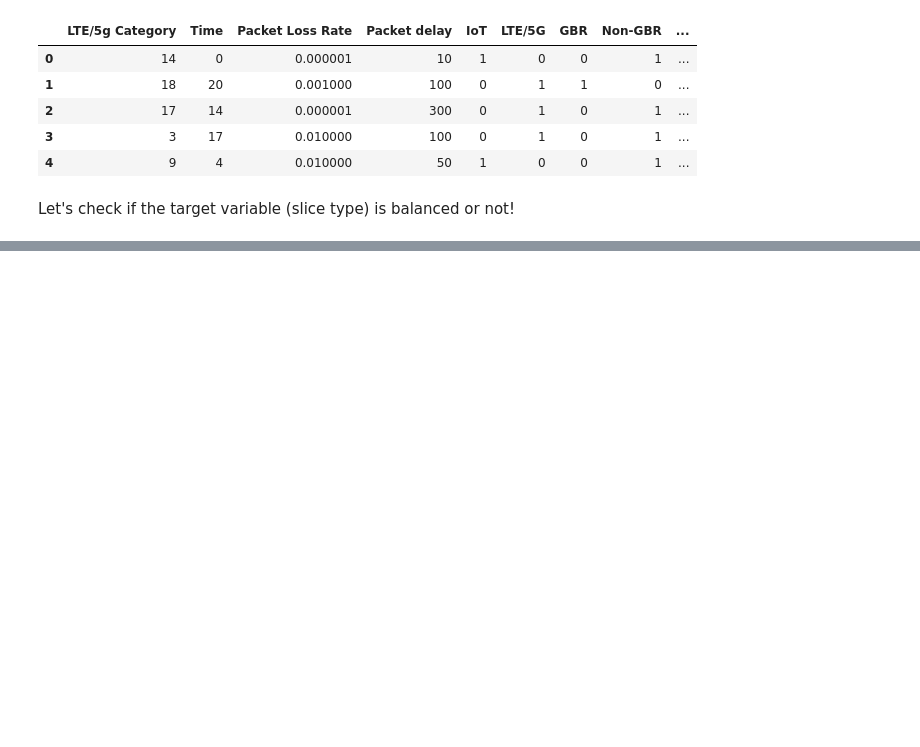
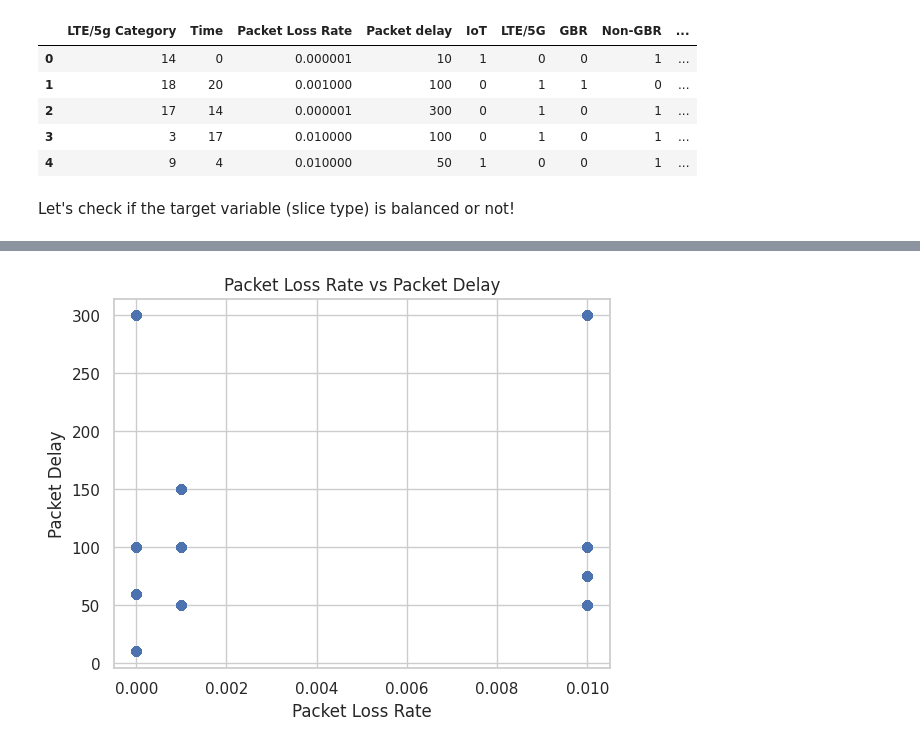
Before and after one commit to sinaebrahimi/ml-7072cem, a Jupyter notebook: Classifying Network Slices Based on User Requirements/Dataset-analysis-EDA.ipynb, the cells around one changed output, grey strips where cells are left out. Drawn from its saved outputs; the diff is of its cells as text; code cells hidden in the pictures; blank space fills up the shorter version.

```diff
--- a/Classifying Network Slices Based on User Requirements/Dataset-analysis-EDA.ipynb
+++ b/Classifying Network Slices Based on User Requirements/Dataset-analysis-EDA.ipynb
@@ -82,0 +105,9 @@ memory usage: 4.1 MB
+# %%
+# Create a scatterplot of 'Packet Loss Rate' vs 'Packet Delay'
+plt.scatter(df['Packet Loss Rate'], df['Packet delay'])
+plt.title('Packet Loss Rate vs Packet Delay')
+plt.xlabel('Packet Loss Rate')
+plt.ylabel('Packet Delay')
+plt.show()
+# %% [output]
+[figure, added]
```
Also changed, not shown: parts of 28 cells of this notebook.
